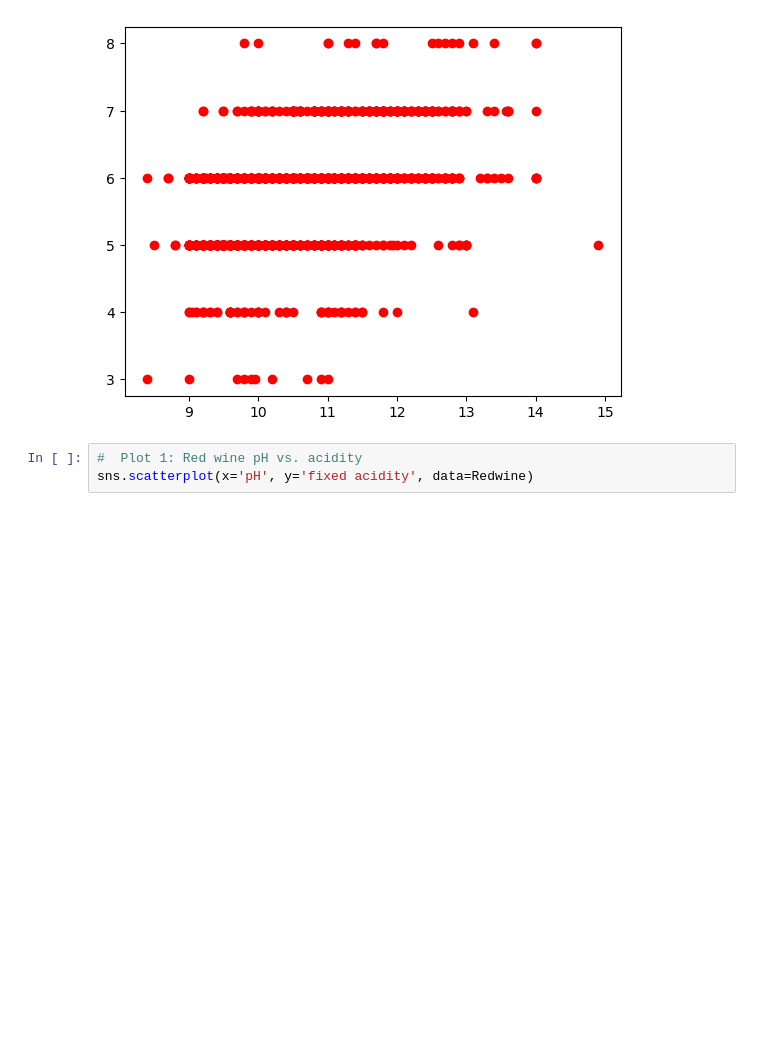
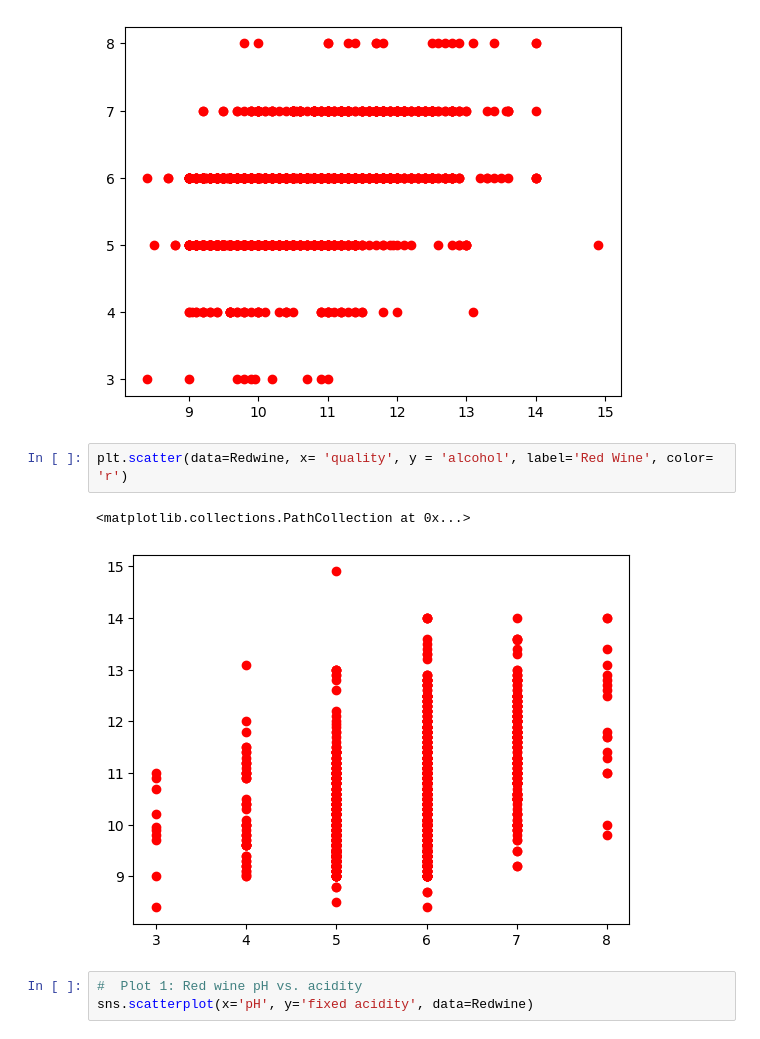
Before and after one commit to Sudha25a/Projects-2, a Jupyter notebook: Redwine.ipynb, the cells around one changed output. Cells and saved outputs as stored; diff of their text form; blank space fills up the shorter version.

```diff
--- a/Redwine.ipynb
+++ b/Redwine.ipynb
@@ -94,6 +94,11 @@ plt.scatter(data=Redwine, x= 'alcohol', y = 'quality', label='Red Wine', color=
 # %% [output]
 <matplotlib.collections.PathCollection at 0x...>
 [figure]
+# %%
+plt.scatter(data=Redwine, x= 'quality', y = 'alcohol', label='Red Wine', color= 'r')
+# %% [output]
+<matplotlib.collections.PathCollection at 0x...>
+[figure, added]
 # %%
 #  Plot 1: Red wine pH vs. acidity
 sns.scatterplot(x='pH', y='fixed acidity', data=Redwine)
```
Also changed, not shown: parts of 12 cells of this notebook, 1 other file.
